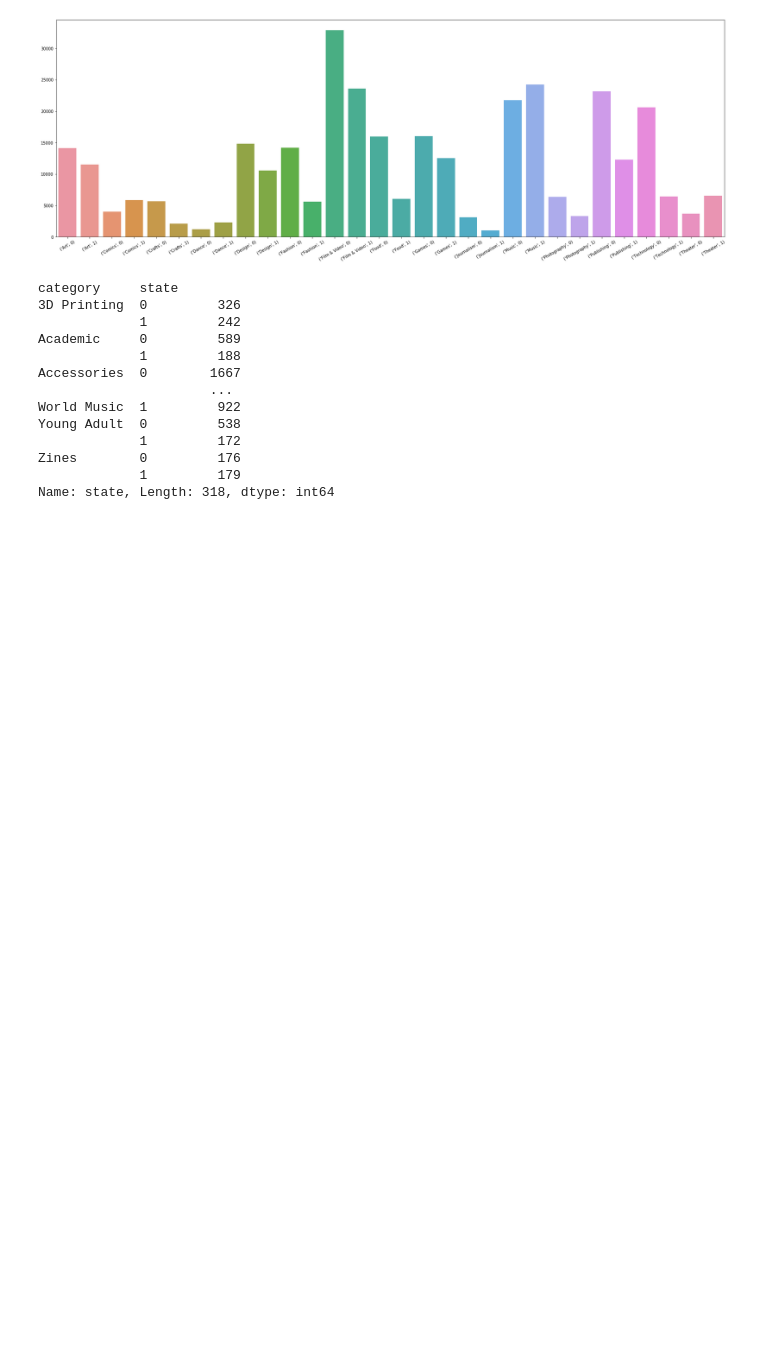
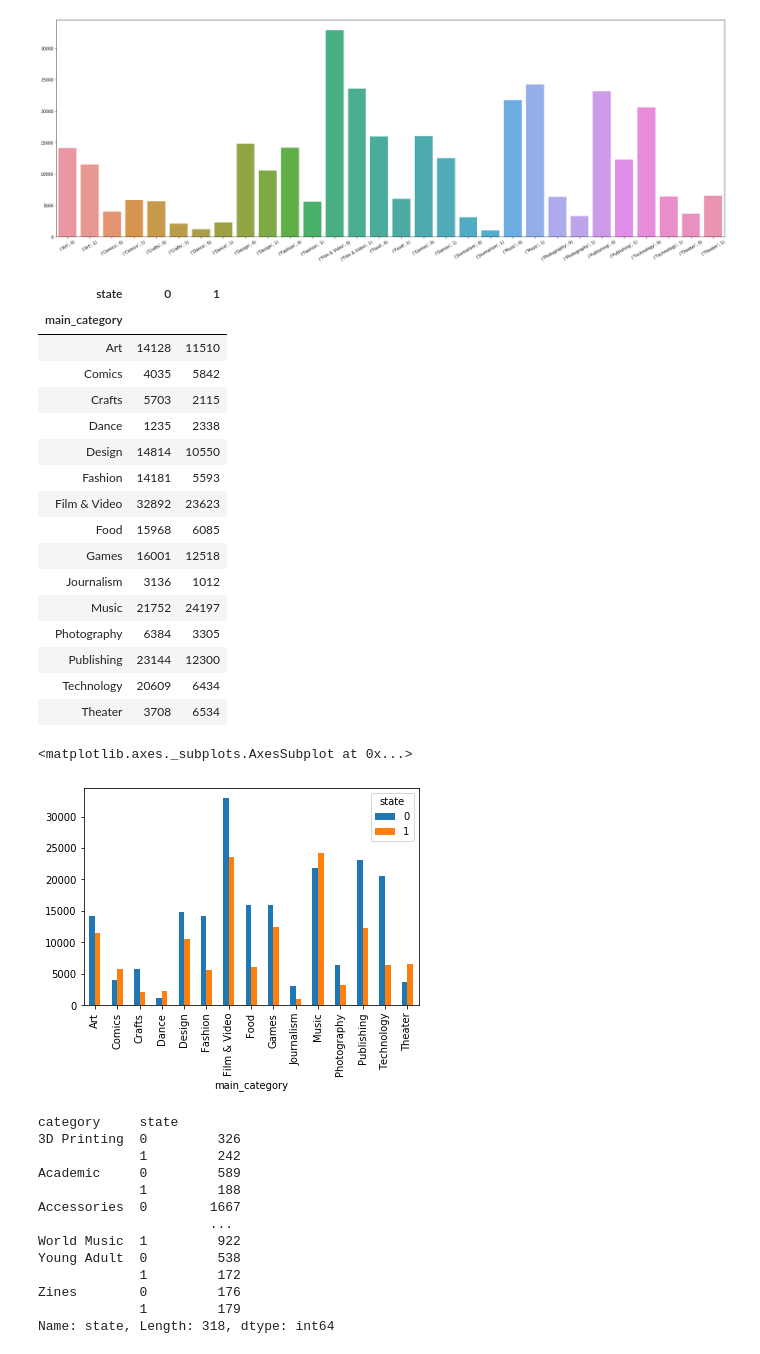
Before and after one commit to energygorilla/skillupAI, a Jupyter notebook: Day1_work_清水源一郎.ipynb, the cells around one changed output. Drawn from its saved outputs; the diff is of its cells as text; code cells hidden in the pictures; blank space fills up the shorter version.

```diff
--- a/Day1_work_清水源一郎.ipynb
+++ b/Day1_work_清水源一郎.ipynb
@@ -377,6 +378,30 @@ Technology      0.237917
 Theater         0.637961
 Name: state, dtype: float64
 [figure]
+# %%
+df = df_ks_2.groupby(['main_category', 'state']).size().unstack(level=1)
+display(df)
+df.plot(kind="bar")
+# %% [output]
+| state | 0 | 1 |
+| main_category |  |  |
+| Art | 14128 | 11510 |
+| Comics | 4035 | 5842 |
+| Crafts | 5703 | 2115 |
+| Dance | 1235 | 2338 |
+| Design | 14814 | 10550 |
+| Fashion | 14181 | 5593 |
+| Film & Video | 32892 | 23623 |
+| Food | 15968 | 6085 |
+| Games | 16001 | 12518 |
+| Journalism | 3136 | 1012 |
+| Music | 21752 | 24197 |
+| Photography | 6384 | 3305 |
+| Publishing | 23144 | 12300 |
+| Technology | 20609 | 6434 |
+| Theater | 3708 | 6534 |
+<matplotlib.axes._subplots.AxesSubplot at 0x...>
+[figure, added]
 # %%
 data_count_category = df_ks_2.groupby(["category","state"])["state"].count()
 display(data_count_category)
```
Also changed, not shown: parts of 3 cells of this notebook.
